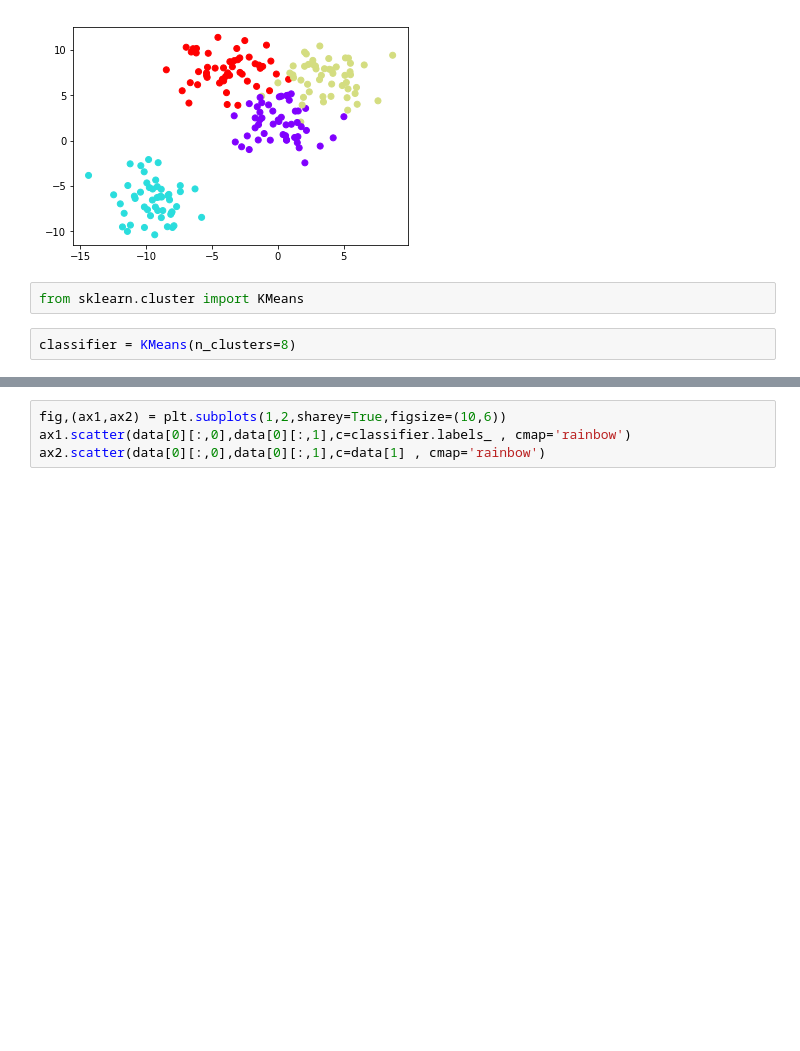
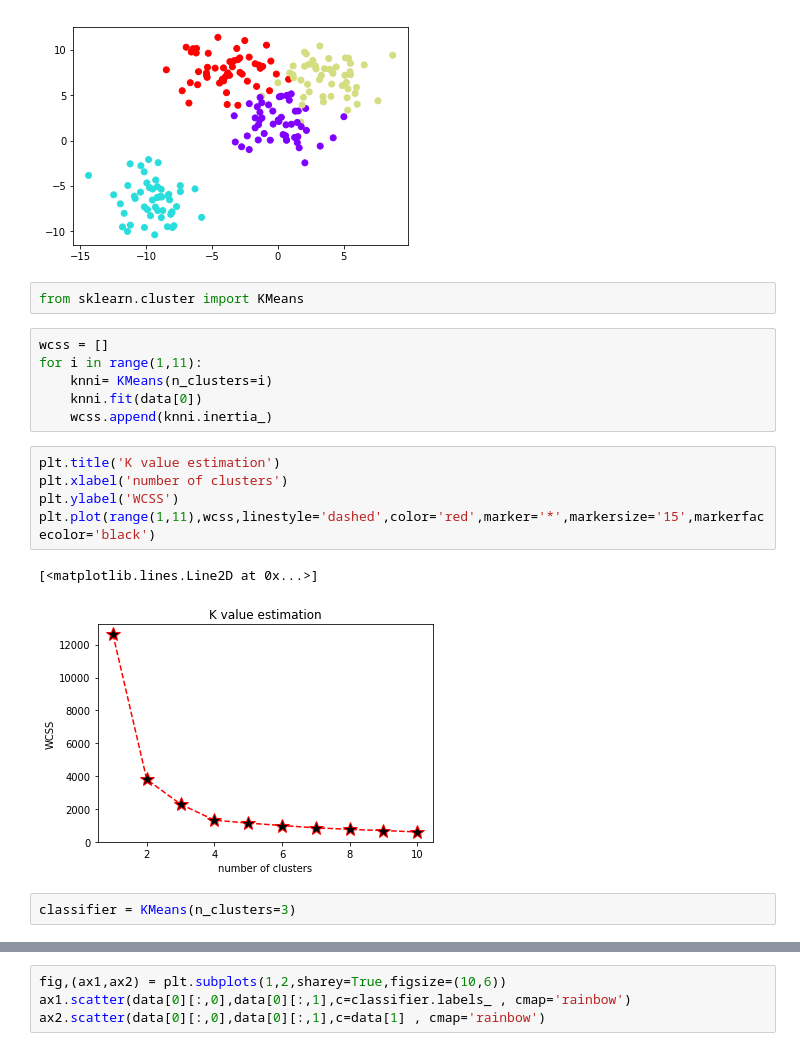
Before and after one commit to shibinmak/my_machine_learning, a Jupyter notebook: k_means_clustering.ipynb, the cells around one changed output, grey strips where cells are left out. Drawn from its saved outputs; the diff is of its cells as text; blank space fills up the shorter version.

```diff
--- a/k_means_clustering.ipynb
+++ b/k_means_clustering.ipynb
@@ -18,8 +18,22 @@ plt.scatter(data[0][:,0],data[0][:,1],c=data[1],cmap='rainbow')
 [figure]
 # %%
 from sklearn.cluster import KMeans
+# %%
+wcss = []
+for i in range(1,11):
+    knni= KMeans(n_clusters=i)
+    knni.fit(data[0])
+    wcss.append(knni.inertia_)
+# %%
+plt.title('K value estimation')
+plt.xlabel('number of clusters')
+plt.ylabel('WCSS')
+plt.plot(range(1,11),wcss,linestyle='dashed',color='red',marker='*',markersize='15',markerfacecolor='black')
+# %% [output]
+[<matplotlib.lines.Line2D at 0x...>]
+[figure, added]
 # %%
-classifier = KMeans(n_clusters=8)
+classifier = KMeans(n_clusters=3)
 # %%
 classifier.fit(data[0])
 # %% [output]
```
Also changed, not shown: parts of 4 cells of this notebook.
